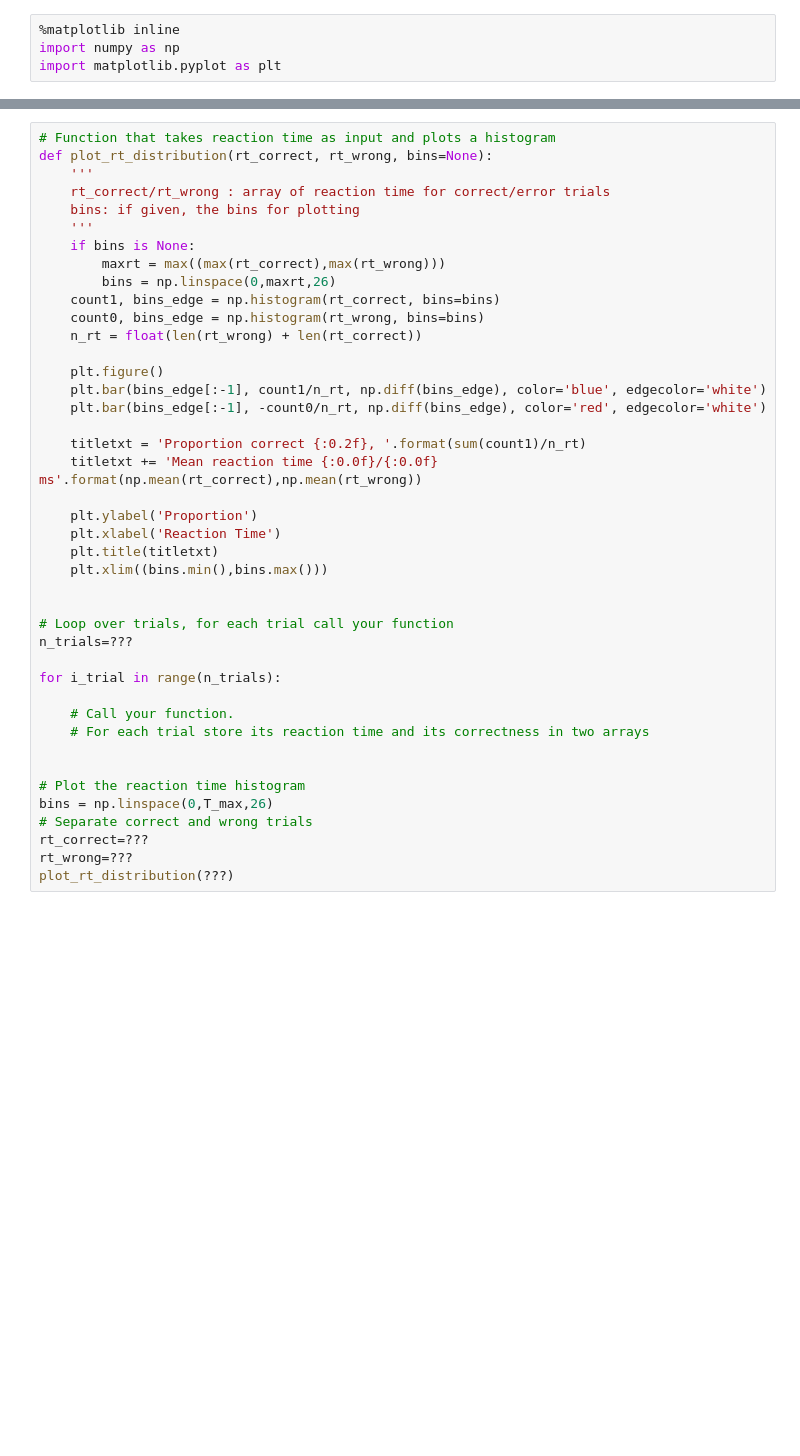
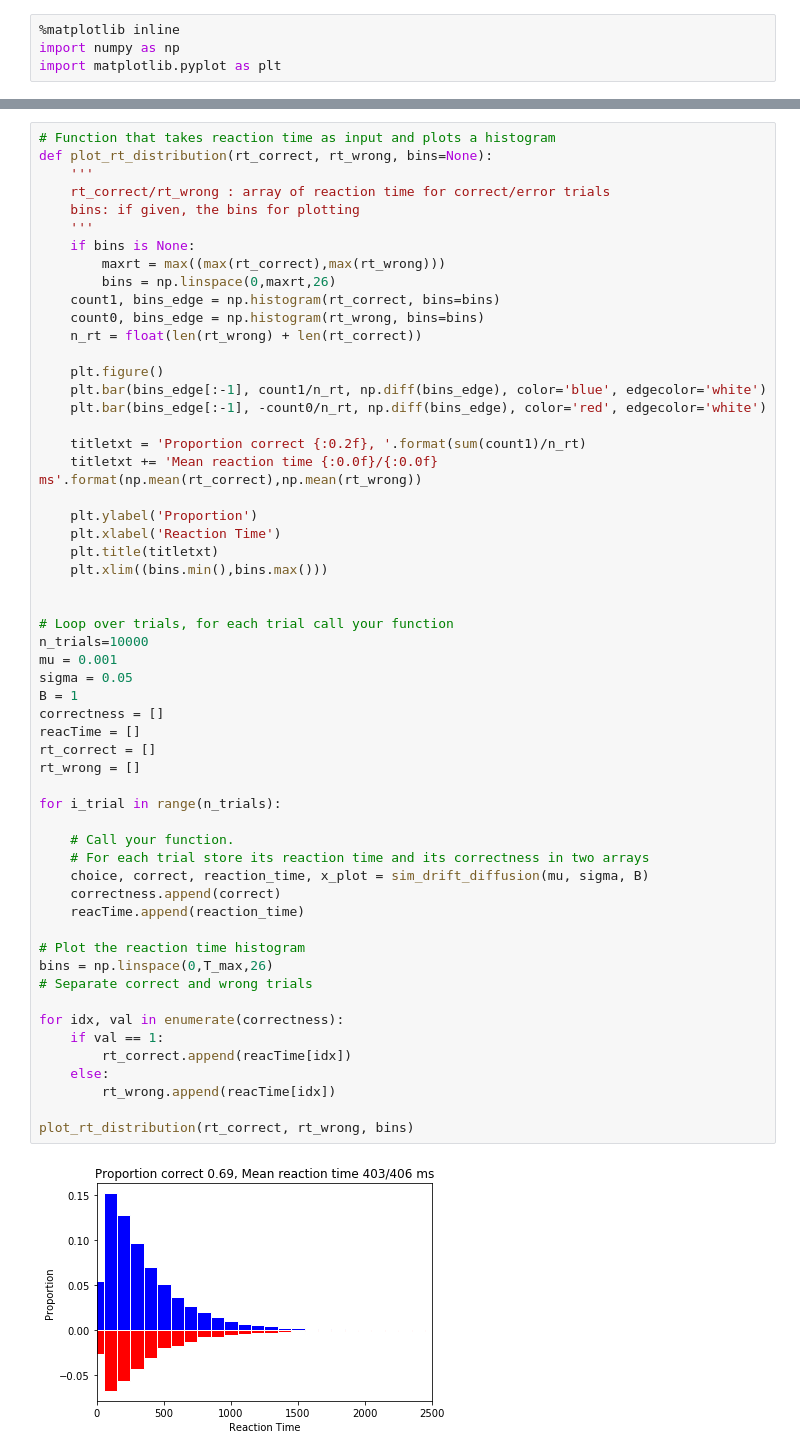
Before and after one commit to TristanBesson/bmnn, a Jupyter notebook: Ex13_Dylan_Bourgeois_224797.ipynb, the cells around one changed output, grey strips where cells are left out. Drawn from its saved outputs; the diff is of its cells as text; blank space fills up the shorter version.

```diff
--- a/Ex13_Dylan_Bourgeois_224797.ipynb
+++ b/Ex13_Dylan_Bourgeois_224797.ipynb
@@ -649,35 +731,51 @@ def plot_rt_distribution(rt_correct, rt_wrong, bins=None):
     if bins is None:
         maxrt = max((max(rt_correct),max(rt_wrong)))
         bins = np.linspace(0,maxrt,26)
     count1, bins_edge = np.histogram(rt_correct, bins=bins)
     count0, bins_edge = np.histogram(rt_wrong, bins=bins)
     n_rt = float(len(rt_wrong) + len(rt_correct))
 
     plt.figure()
     plt.bar(bins_edge[:-1], count1/n_rt, np.diff(bins_edge), color='blue', edgecolor='white')
     plt.bar(bins_edge[:-1], -count0/n_rt, np.diff(bins_edge), color='red', edgecolor='white')
 
     titletxt = 'Proportion correct {:0.2f}, '.format(sum(count1)/n_rt)
     titletxt += 'Mean reaction time {:0.0f}/{:0.0f} ms'.format(np.mean(rt_correct),np.mean(rt_wrong))
 
     plt.ylabel('Proportion')
     plt.xlabel('Reaction Time')
     plt.title(titletxt)
     plt.xlim((bins.min(),bins.max()))
 
 
 # Loop over trials, for each trial call your function
-n_trials=???
+n_trials=10000
+mu = 0.001
+sigma = 0.05
+B = 1
+correctness = []
+reacTime = []
+rt_correct = []
+rt_wrong = []
 
 for i_trial in range(n_trials):
 
     # Call your function.
     # For each trial store its reaction time and its correctness in two arrays
-
+    choice, correct, reaction_time, x_plot = sim_drift_diffusion(mu, sigma, B)
+    correctness.append(correct)
+    reacTime.append(reaction_time)
 
 # Plot the reaction time histogram
 bins = np.linspace(0,T_max,26)
 # Separate correct and wrong trials
-rt_correct=???
-rt_wrong=???
-plot_rt_distribution(???)
+
+for idx, val in enumerate(correctness):
+    if val == 1:
+        rt_correct.append(reacTime[idx])
+    else:
+        rt_wrong.append(reacTime[idx])
+
+plot_rt_distribution(rt_correct, rt_wrong, bins)
+# %% [output]
+[figure, added]
```
Also changed, not shown: parts of 19 cells of this notebook.
